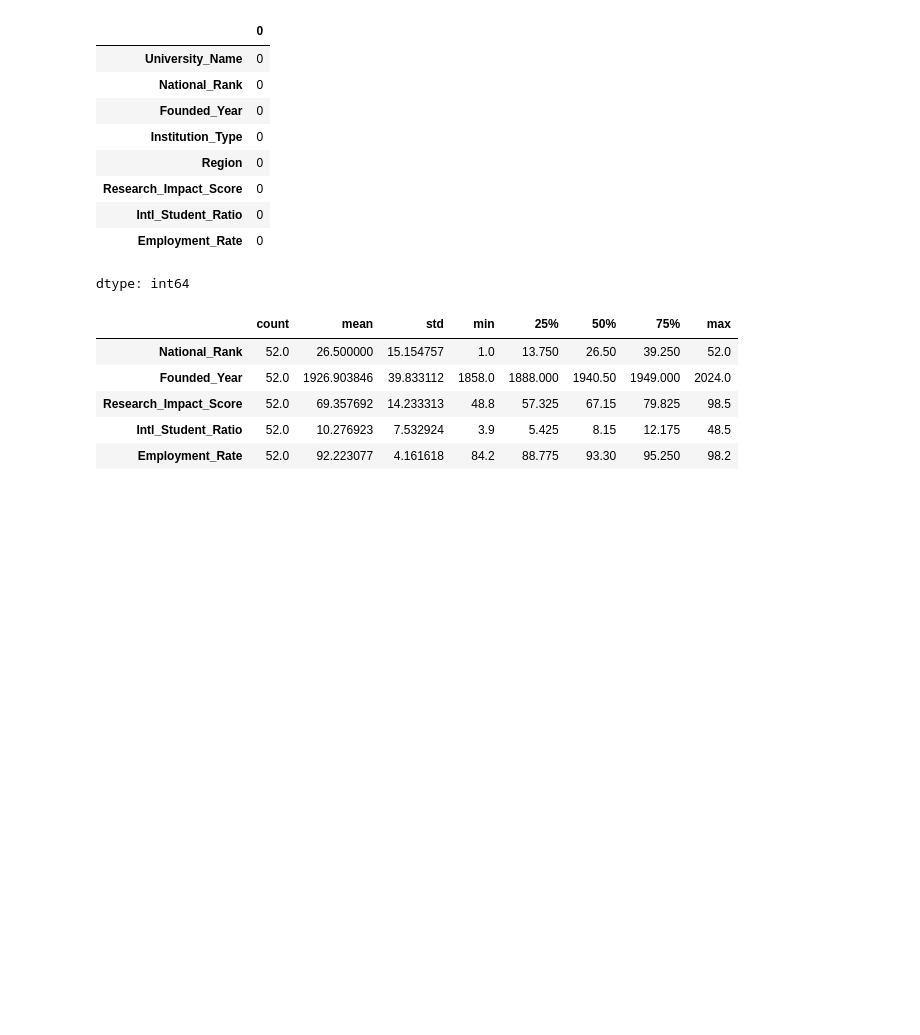
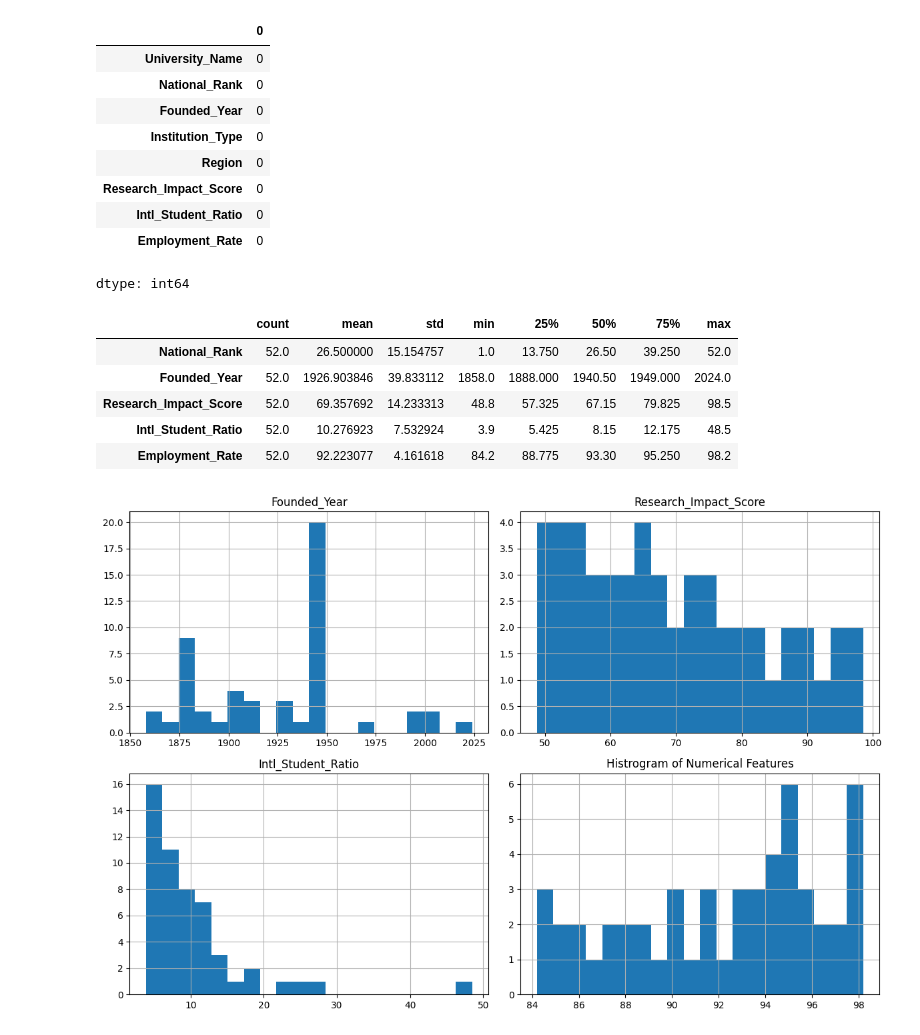
Before and after one commit to sonjoy1s/kaggle_project, a Jupyter notebook: Japan_Top_50_Universities_Dataset.ipynb, the cells around one changed output. Cells and saved outputs as stored; diff of their text form; code cells hidden in the pictures; blank space fills up the shorter version.

```diff
--- a/Japan_Top_50_Universities_Dataset.ipynb
+++ b/Japan_Top_50_Universities_Dataset.ipynb
@@ -53,3 +55,18 @@ df.describe().T
 | Research_Impact_Score | 52.0 | 69.357692 | 14.233313 | 48.8 | 57.325 | 67.15 | 79.825 | 98.5 |
 | Intl_Student_Ratio | 52.0 | 10.276923 | 7.532924 | 3.9 | 5.425 | 8.15 | 12.175 | 48.5 |
 | Employment_Rate | 52.0 | 92.223077 | 4.161618 | 84.2 | 88.775 | 93.30 | 95.250 | 98.2 |
+# %%
+numerical = ['Founded_Year','Research_Impact_Score','Intl_Student_Ratio',
+             'Employment_Rate']
+
+
+catagorical = ['University_Name','Institution_Type','Region']
+
+target = "National_Rank"
+# %%
+df[numerical].hist(bins=20,figsize=(12,8))
+plt.title("Histrogram of Numerical Features")
+plt.tight_layout()
+plt.show()
+# %% [output]
+[figure, added]
```
Also changed, not shown: parts of 2 cells of this notebook.
